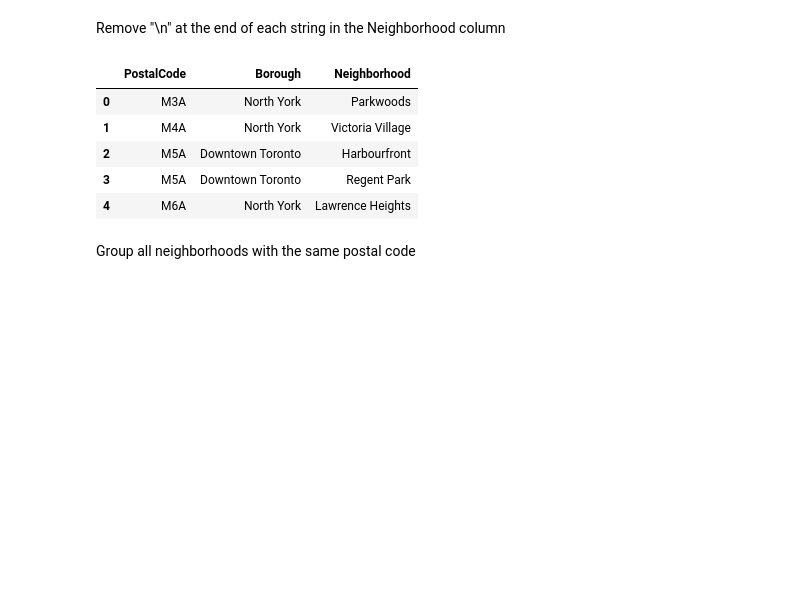
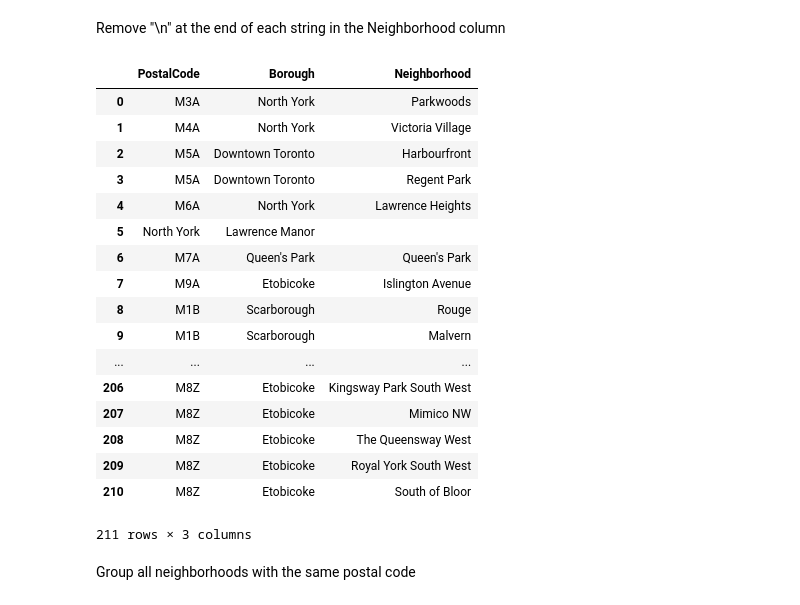
Before and after one commit to dinhanhthi/Coursera_Capstone, a Jupyter notebook: Neighborhoods_in_Toronto.ipynb, the cells around one changed output. Drawn from its saved outputs; the diff is of its cells as text; code cells hidden in the pictures; blank space fills up the shorter version.

```diff
--- a/Neighborhoods_in_Toronto.ipynb
+++ b/Neighborhoods_in_Toronto.ipynb
@@ -65,14 +65,27 @@ df.head()
 Remove "\n" at the end of each string in the Neighborhood column
 # %%
 df["Neighborhood"] = df["Neighborhood"].str.replace("\n","")
-df.head()
+# df.head()
+df
 # %% [output]
 |  | PostalCode | Borough | Neighborhood |
 | 0 | M3A | North York | Parkwoods |
 | 1 | M4A | North York | Victoria Village |
 | 2 | M5A | Downtown Toronto | Harbourfront |
 | 3 | M5A | Downtown Toronto | Regent Park |
 | 4 | M6A | North York | Lawrence Heights |
+| 5 | North York | Lawrence Manor |
+| 6 | M7A | Queen's Park | Queen's Park |
+| 7 | M9A | Etobicoke | Islington Avenue |
+| 8 | M1B | Scarborough | Rouge |
+| 9 | M1B | Scarborough | Malvern |
+| ... | ... | ... | ... |
+| 206 | M8Z | Etobicoke | Kingsway Park South West |
+| 207 | M8Z | Etobicoke | Mimico NW |
+| 208 | M8Z | Etobicoke | The Queensway West |
+| 209 | M8Z | Etobicoke | Royal York South West |
+| 210 | M8Z | Etobicoke | South of Bloor |
+211 rows × 3 columns
 # %% [markdown]
 Group all neighborhoods with the same postal code
 # %%
```
Also changed, not shown: 46 other files.
